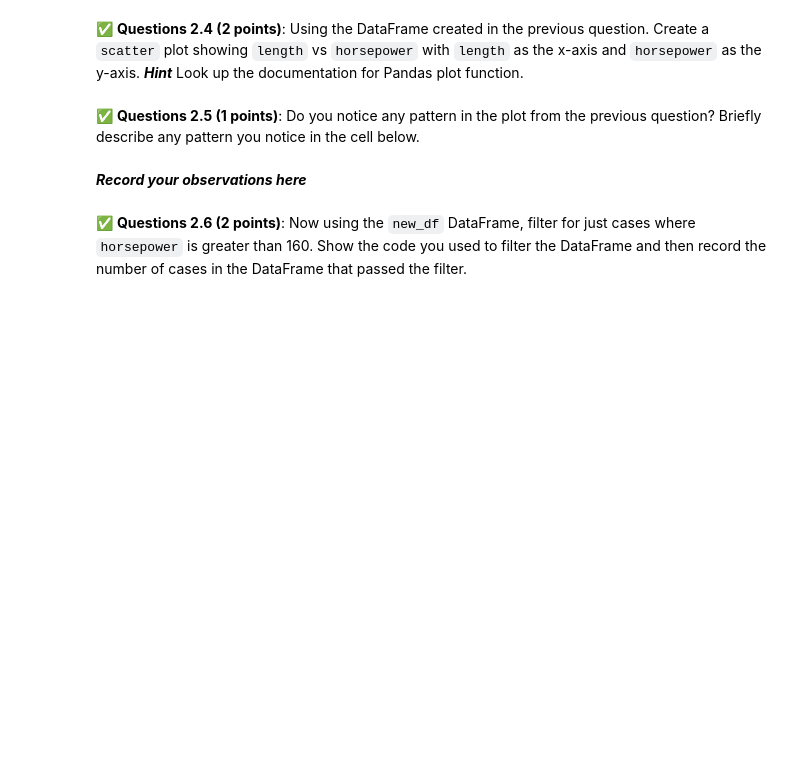
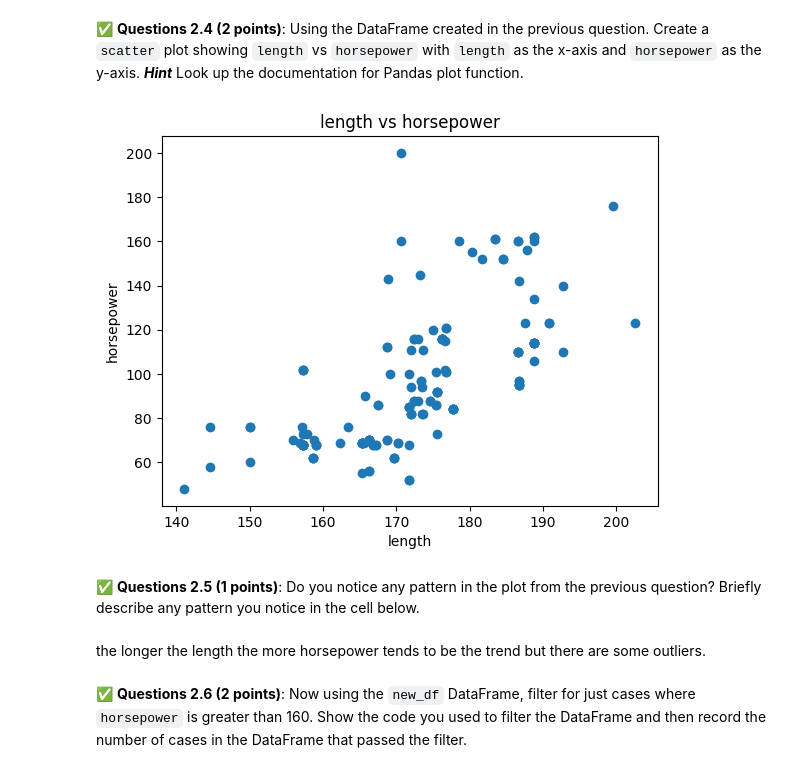
Before and after one commit to dixonde3/CMSE-202, a Jupyter notebook: hw-01/HW-01_GitPracticeDebuggingPythonPackagesAndClasses-STUDENT.ipynb, the cells around one changed output. Saved outputs shown, nothing was run; the diff lists cells and outputs as text; code cells hidden in the pictures; blank space fills up the shorter version.

```diff
--- a/hw-01/HW-01_GitPracticeDebuggingPythonPackagesAndClasses-STUDENT.ipynb
+++ b/hw-01/HW-01_GitPracticeDebuggingPythonPackagesAndClasses-STUDENT.ipynb
@@ -139,3 +142,5 @@ import pandas as pd
 &#9989; **Questions 2.1 (2 points)**: Use Pandas to load in the `auto_price.csv` file as a DataFrame and then display the first 10 lines of the file. You can download the file using curl with https://raw.githubusercontent.com/hoolagans/CMSE202_FS24/main/auto_price.csv.
 # %%
 # Put code here
+auto_price = pd.read_csv('auto_price.csv')
+auto_price.head(10)
@@ -155,3 +184,6 @@ import pandas as pd
 &#9989; **Questions 2.3 (2 points)**: Now create a new DataFrame using just the `length` and `horsepower` columns of your current DataFrame. Call this DataFrame `new_df`. Confirm that the new DataFrame contains just those two columns by displaying the first 4 rows.
 # %%
 # Put code here
+new_df = auto_price[['length', 'horsepower']]
+
+new_df.head(4)
@@ -162,7 +198,18 @@ import pandas as pd
+# %%
+# Put code here
+
+plt.scatter( new_df['length'], new_df['horsepower'])
+plt.title("length vs horsepower")
+plt.xlabel("length")
+plt.ylabel("horsepower")
+
+plt.show()
+# %% [output]
+[figure, added]
 # %% [markdown]
 &#9989; **Questions 2.5 (1 points)**: Do you notice any pattern in the plot from the previous question? Briefly describe any pattern you notice in the cell below.
-# %% [markdown]
-***Record your observations here***
+# %% [markdown]
+the longer the length the more horsepower tends to be the trend but there are some outliers.
 # %% [markdown]
 &#9989; **Questions 2.6 (2 points)**: Now using the `new_df` DataFrame, filter for just cases where `horsepower` is greater than 160. Show the code you used to filter the DataFrame and then record the number of cases in the DataFrame that passed the filter.
 # %%
```
Also changed, not shown: parts of 10 cells of this notebook.
